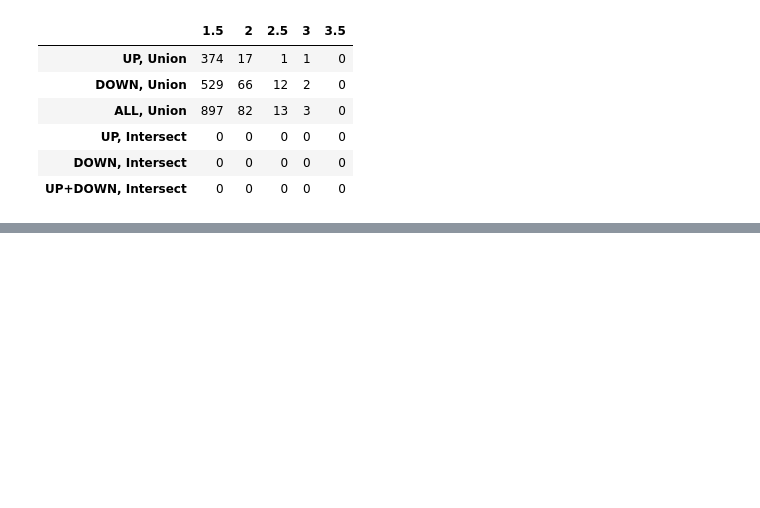
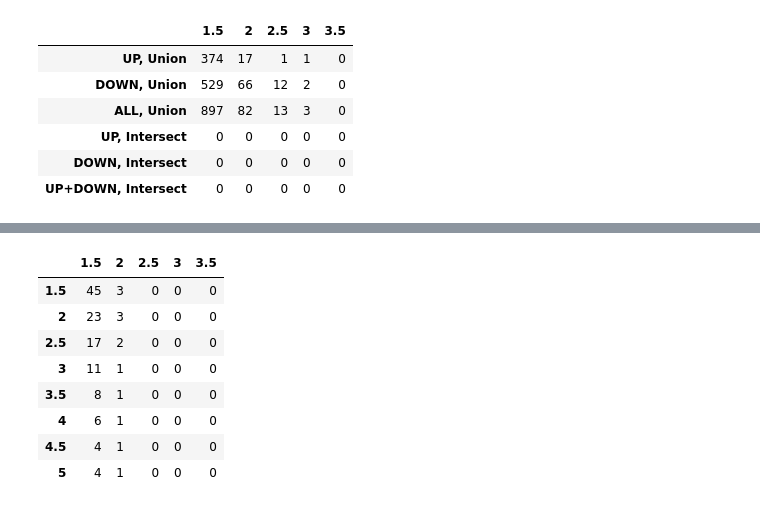
Before and after one commit to link9/output-ipynb, a Jupyter notebook: Cro_Sep_Analysis.R.ipynb, the cells around one changed output, grey strips where cells are left out. Cells and saved outputs as stored; diff of their text form; code cells hidden in the pictures; blank space fills up the shorter version.

```diff
--- a/Cro_Sep_Analysis.R.ipynb
+++ b/Cro_Sep_Analysis.R.ipynb
@@ -246,8 +252,17 @@ GSE57065 DEG EXTRACTION
 # %%
-fold <- 2.5
+v_fc_sep <- c(1.5, 2, 2.5, 3, 3.5, 4, 4.5, 5)
+nodeg_sep <- c()
+
+for (fold in v_fc_sep) {
 
 deguS <- row.names(dfS[which((dfS$adj.P.Val < 0.05) & (log2(fold) < dfS$logFC)),])
 degdS <- row.names(dfS[which((dfS$adj.P.Val < 0.05) & (dfS$logFC < -log2(fold))),])
+degudS <- row.names(dfS[which((dfS$adj.P.Val < 0.05) & (log2(fold) < abs(dfS$logFC))),])
+nodeg_sep <- cbind(nodeg_sep, c(length(deguS), length(degdS), length(degudS)))
 
-length(deguS)
-length(degdS)
+}
+
+df_nodeg_sep <- data.frame(nodeg_sep)
+colnames(df_nodeg_sep) <- v_fc_sep
+row.names(df_nodeg_sep) <- c("UP", "DOWN", "ALL")
+head(df_nodeg_sep)
@@ -253,0 +277,63 @@ length(degdS)
+# %%
+m_nodeg_UD <- c()
+m_nodeg_DU <- c()
+
+for (fold_cro in v_fc_cro) {
+
+deguA<-row.names(dfA[which(log2(fold_cro) < dfA$logFC),])
+deguB<-row.names(dfB[which(log2(fold_cro) < dfB$logFC),])
+deguC<-row.names(dfC[which(log2(fold_cro) < dfC$logFC),])
+deguD<-row.names(dfD[which(log2(fold_cro) < dfD$logFC),])
+
+degdA<-row.names(dfA[which(dfA$logFC < -log2(fold_cro)),])
+degdB<-row.names(dfB[which(dfB$logFC < -log2(fold_cro)),])
+degdC<-row.names(dfC[which(dfC$logFC < -log2(fold_cro)),])
+degdD<-row.names(dfD[which(dfD$logFC < -log2(fold_cro)),])
+
+degudA<-row.names(dfA[which( log2(fold_cro) < abs(dfA$logFC) ),])
+degudB<-row.names(dfB[which( log2(fold_cro) < abs(dfB$logFC) ),])
+degudC<-row.names(dfC[which( log2(fold_cro) < abs(dfC$logFC) ),])
+degudD<-row.names(dfD[which( log2(fold_cro) < abs(dfD$logFC) ),])
+
+
+deguU<-Reduce(union, list(deguA,deguB,deguC,deguD))
+degdU<-Reduce(union, list(degdA,degdB,degdC,degdD))
+degudU<-Reduce(union, list(degudA,degudB,degudC,degudD))
+
+v_nodeg_UD <- c()
+v_nodeg_DU <- c()
+
+    for (fold_sep in v_fc_sep){
+
+deguS <- row.names(dfS[which((dfS$adj.P.Val < 0.05) & (log2(fold_sep) < dfS$logFC)),])
+degdS <- row.names(dfS[which((dfS$adj.P.Val < 0.05) & (dfS$logFC < -log2(fold_sep))),])
+degudS <- row.names(dfS[which((dfS$adj.P.Val < 0.05) & (log2(fold_sep) < abs(dfS$logFC))),])
+
+
+deg_UD <- intersect(deguU, degdS)
+deg_DU <- intersect(degdU, deguS)
+
+v_nodeg_UD <- c(v_nodeg_UD, length(deg_UD))
+v_nodeg_DU <- c(v_nodeg_DU, length(deg_DU))
+
+    }
+
+m_nodeg_UD <- cbind(m_nodeg_UD, v_nodeg_UD)
+m_nodeg_DU <- cbind(m_nodeg_DU, v_nodeg_DU)
+
+}
+
+
+
+colnames(m_nodeg_UD) <- v_fc_cro
+row.names(m_nodeg_UD) <- v_fc_sep
+
+
+colnames(m_nodeg_DU) <- v_fc_cro
+row.names(m_nodeg_DU) <- v_fc_sep
+
+print ("UP DOWN RELATION")
+m_nodeg_UD
+print ("DOWN UP RELATION")
+m_nodeg_DU
+# %% [output]
@@ -253,0 +341,9 @@ length(degdS)
+|  | 1.5 | 2 | 2.5 | 3 | 3.5 |
+| 1.5 | 45 | 3 | 0 | 0 | 0 |
+| 2 | 23 | 3 | 0 | 0 | 0 |
+| 2.5 | 17 | 2 | 0 | 0 | 0 |
+| 3 | 11 | 1 | 0 | 0 | 0 |
+| 3.5 | 8 | 1 | 0 | 0 | 0 |
+| 4 | 6 | 1 | 0 | 0 | 0 |
+| 4.5 | 4 | 1 | 0 | 0 | 0 |
+| 5 | 4 | 1 | 0 | 0 | 0 |
```
Also changed, not shown: parts of 20 cells of this notebook.
